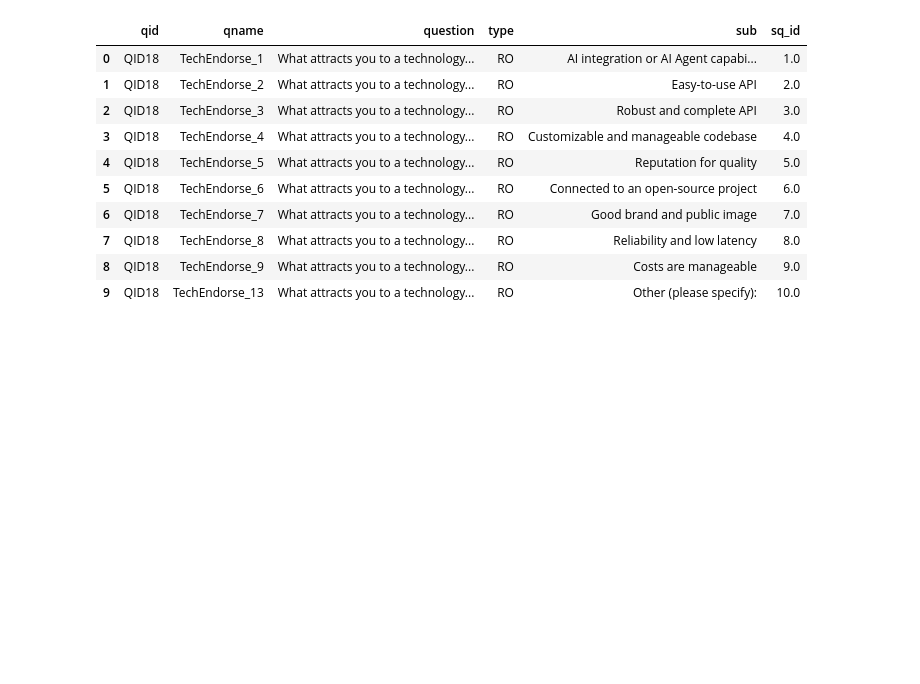
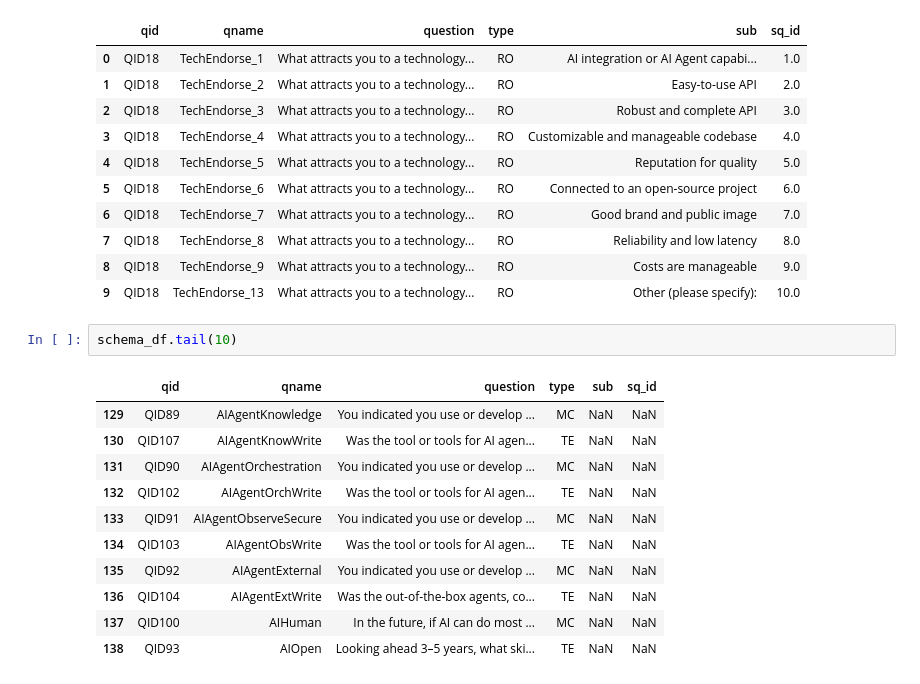
Before and after one commit to noname7321/vscodepractice, a Jupyter notebook: python/pandas_practice/panda_load_data.ipynb, the cells around one changed output. Drawn from its saved outputs; the diff is of its cells as text; blank space fills up the shorter version.

```diff
--- a/python/pandas_practice/panda_load_data.ipynb
+++ b/python/pandas_practice/panda_load_data.ipynb
@@ -51,3 +51,17 @@ schema_df.head(10)
 | 7 | QID18 | TechEndorse_8 | What attracts you to a technology... | RO | Reliability and low latency | 8.0 |
 | 8 | QID18 | TechEndorse_9 | What attracts you to a technology... | RO | Costs are manageable | 9.0 |
 | 9 | QID18 | TechEndorse_13 | What attracts you to a technology... | RO | Other (please specify): | 10.0 |
+# %%
+schema_df.tail(10)
+# %% [output]
+|  | qid | qname | question | type | sub | sq_id |
+| 129 | QID89 | AIAgentKnowledge | You indicated you use or develop ... | MC | NaN | NaN |
+| 130 | QID107 | AIAgentKnowWrite | Was the tool or tools for AI agen... | TE | NaN | NaN |
+| 131 | QID90 | AIAgentOrchestration | You indicated you use or develop ... | MC | NaN | NaN |
+| 132 | QID102 | AIAgentOrchWrite | Was the tool or tools for AI agen... | TE | NaN | NaN |
+| 133 | QID91 | AIAgentObserveSecure | You indicated you use or develop ... | MC | NaN | NaN |
+| 134 | QID103 | AIAgentObsWrite | Was the tool or tools for AI agen... | TE | NaN | NaN |
+| 135 | QID92 | AIAgentExternal | You indicated you use or develop ... | MC | NaN | NaN |
+| 136 | QID104 | AIAgentExtWrite | Was the out-of-the-box agents, co... | TE | NaN | NaN |
+| 137 | QID100 | AIHuman | In the future, if AI can do most ... | MC | NaN | NaN |
+| 138 | QID93 | AIOpen | Looking ahead 3–5 years, what ski... | TE | NaN | NaN |
```
Also changed, not shown: 1 other file.
